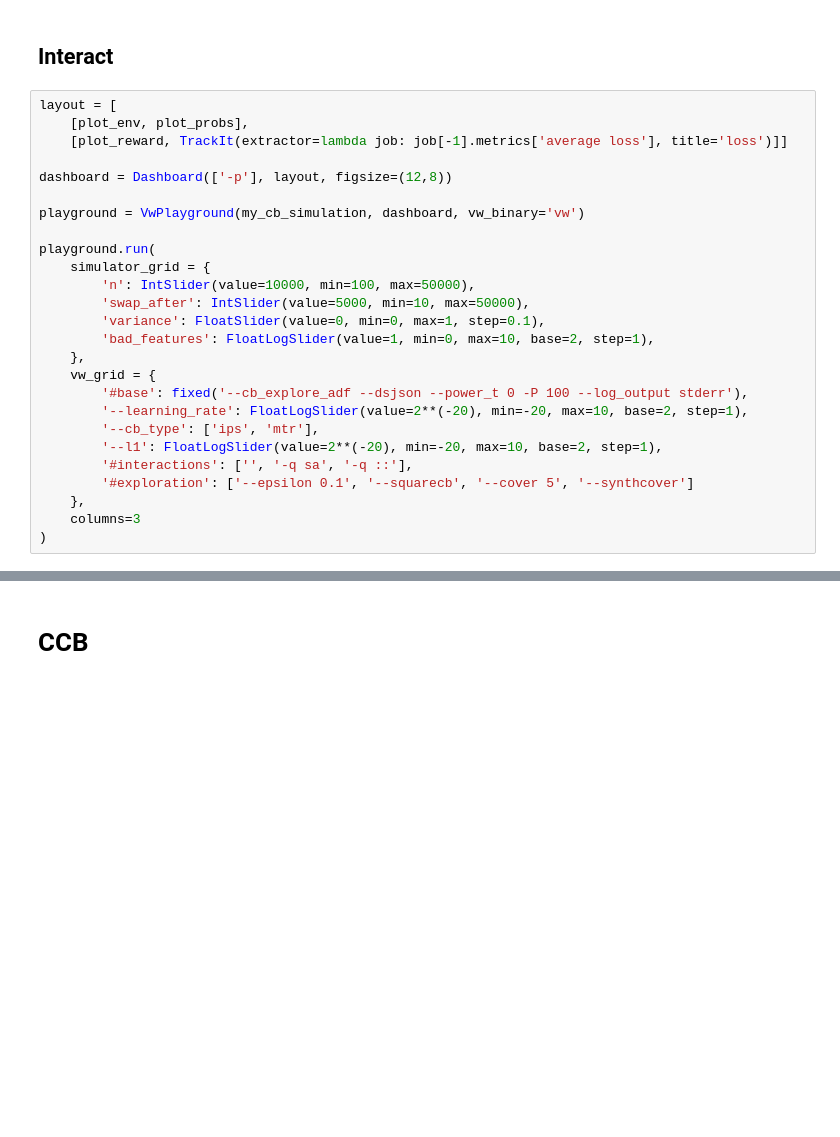
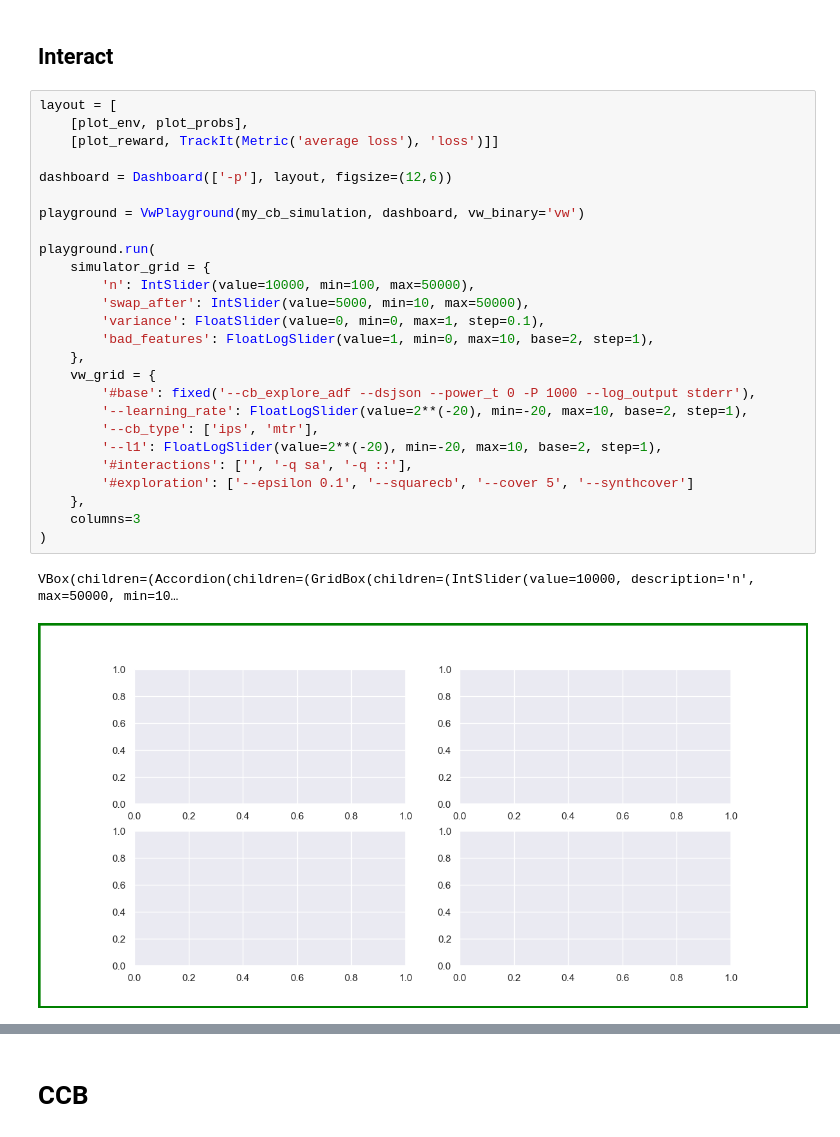
Before and after one commit to VowpalWabbit/data-science, a Jupyter notebook: from_mwt_ds/DataScience/notebooks/vw_playground.ipynb, the cells around one changed output, grey strips where cells are left out. Cells and saved outputs as stored; diff of their text form; blank space fills up the shorter version.

```diff
--- a/from_mwt_ds/DataScience/notebooks/vw_playground.ipynb
+++ b/from_mwt_ds/DataScience/notebooks/vw_playground.ipynb
@@ -106,29 +106,32 @@ visualization.after_train(examples, job)
 # %%
 layout = [
     [plot_env, plot_probs],
-    [plot_reward, TrackIt(extractor=lambda job: job[-1].metrics['average loss'], title='loss')]]
+    [plot_reward, TrackIt(Metric('average loss'), 'loss')]]
 
-dashboard = Dashboard(['-p'], layout, figsize=(12,8))
+dashboard = Dashboard(['-p'], layout, figsize=(12,6))
 
 playground = VwPlayground(my_cb_simulation, dashboard, vw_binary='vw')
 
 playground.run(
     simulator_grid = {
         'n': IntSlider(value=10000, min=100, max=50000),
         'swap_after': IntSlider(value=5000, min=10, max=50000),
         'variance': FloatSlider(value=0, min=0, max=1, step=0.1),
         'bad_features': FloatLogSlider(value=1, min=0, max=10, base=2, step=1),
     },
     vw_grid = {
-        '#base': fixed('--cb_explore_adf --dsjson --power_t 0 -P 100 --log_output stderr'),
+        '#base': fixed('--cb_explore_adf --dsjson --power_t 0 -P 1000 --log_output stderr'),
         '--learning_rate': FloatLogSlider(value=2**(-20), min=-20, max=10, base=2, step=1),
         '--cb_type': ['ips', 'mtr'],
         '--l1': FloatLogSlider(value=2**(-20), min=-20, max=10, base=2, step=1),
         '#interactions': ['', '-q sa', '-q ::'],
         '#exploration': ['--epsilon 0.1', '--squarecb', '--cover 5', '--synthcover']
     },
     columns=3
 )
+# %% [output]
+VBox(children=(Accordion(children=(GridBox(children=(IntSlider(value=10000, description='n', max=50000, min=10…
+[figure, added]
 # %%
 print(f'Last data file: {playground.examples_path}')
 print(f'Last command line: {playground.last_job[0].args}')
```
Also changed, not shown: parts of 3 cells of this notebook, 1 other file.
